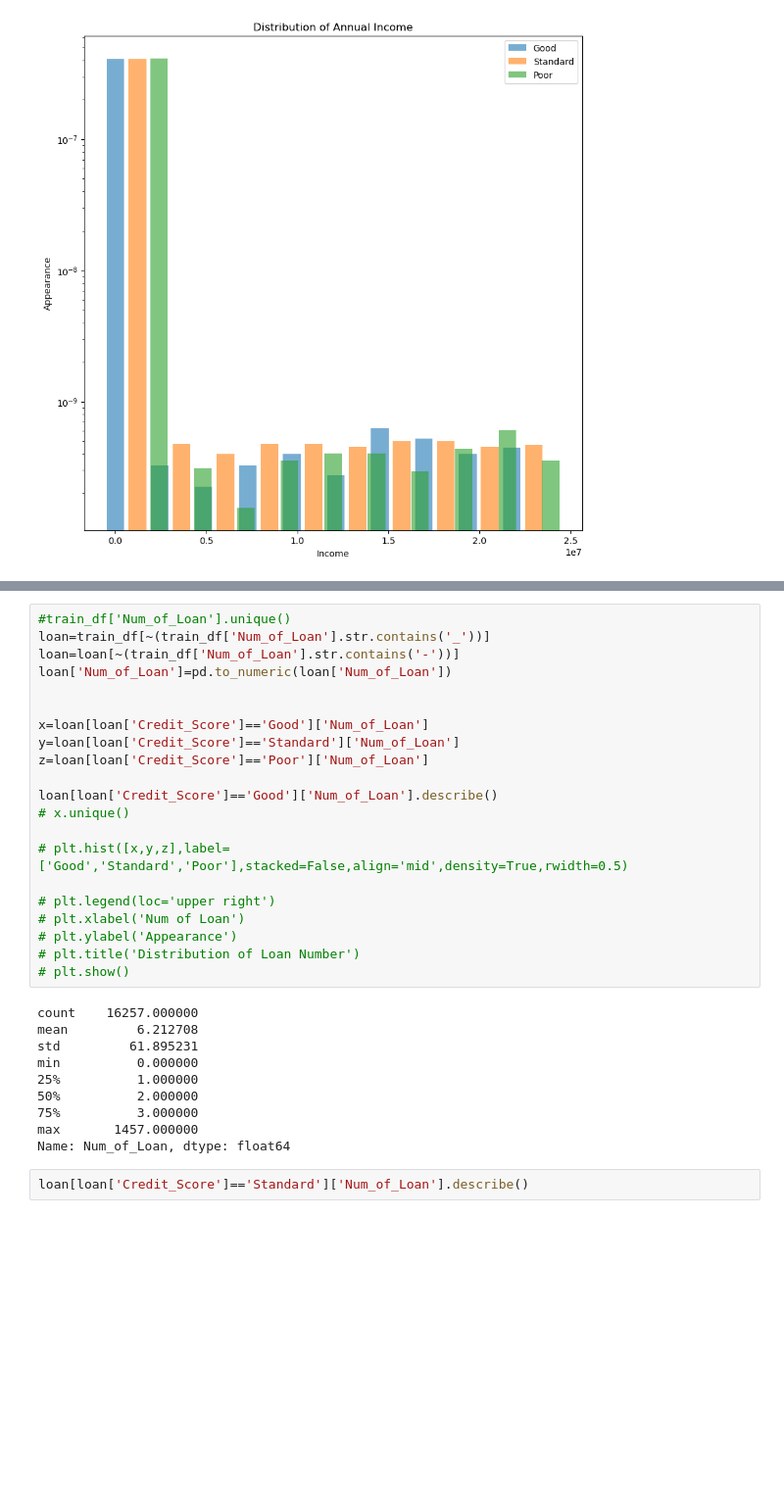
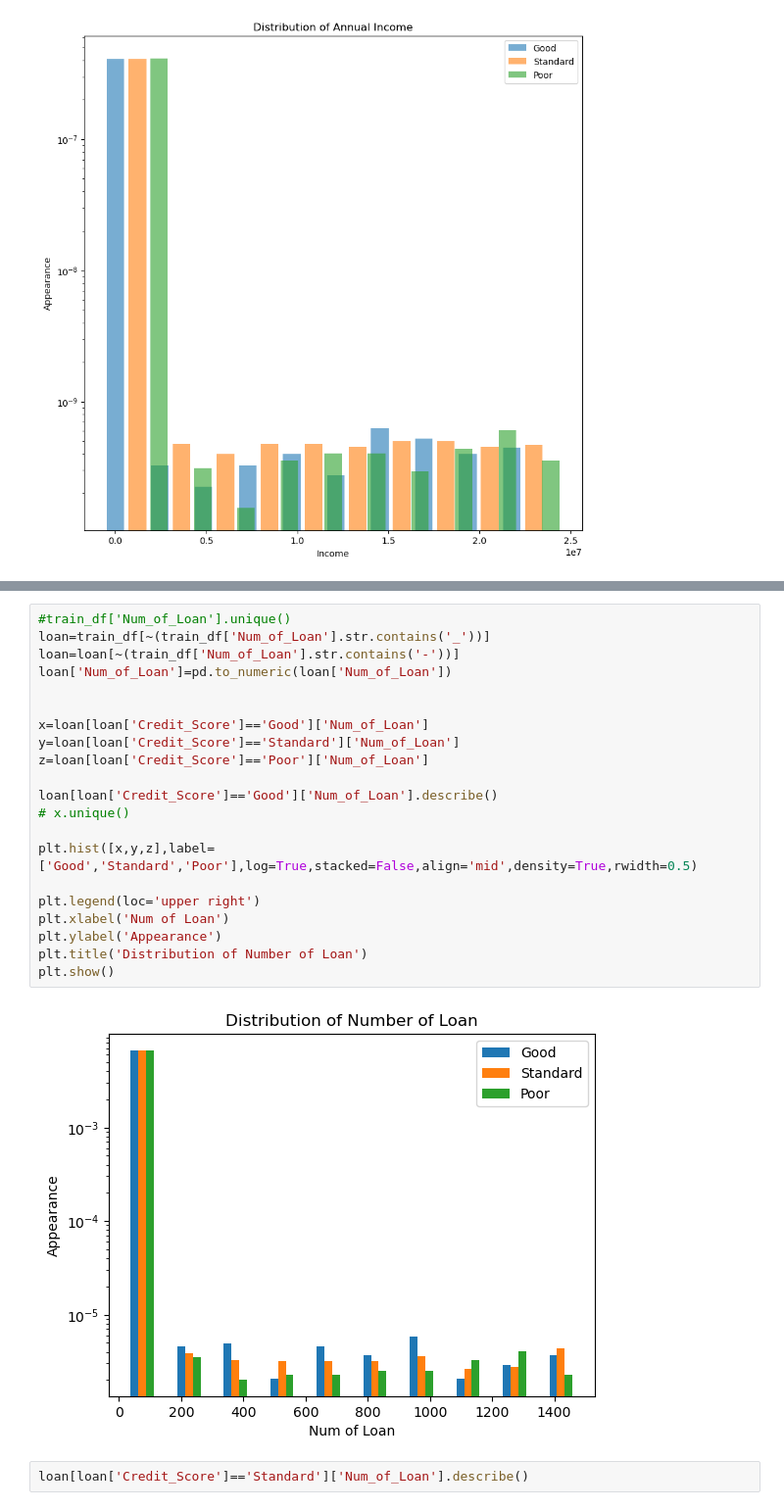
Before and after one commit to CSF0744/ECE225_final_project, a Jupyter notebook: final_project.ipynb, the cells around one changed output, grey strips where cells are left out. Shown at 98% size. Saved outputs shown, nothing was run; the diff lists cells and outputs as text; blank space fills up the shorter version.

```diff
--- a/final_project.ipynb
+++ b/final_project.ipynb
@@ -234,34 +216,26 @@ Text(0.5, 1.0, 'Scatter Plot of Delayed Payment and Outstanding Debt')
 # %%
 #train_df['Num_of_Loan'].unique()
 loan=train_df[~(train_df['Num_of_Loan'].str.contains('_'))]
 loan=loan[~(train_df['Num_of_Loan'].str.contains('-'))]
 loan['Num_of_Loan']=pd.to_numeric(loan['Num_of_Loan'])
 
 
 x=loan[loan['Credit_Score']=='Good']['Num_of_Loan']
 y=loan[loan['Credit_Score']=='Standard']['Num_of_Loan']
 z=loan[loan['Credit_Score']=='Poor']['Num_of_Loan']
 
 loan[loan['Credit_Score']=='Good']['Num_of_Loan'].describe()
 # x.unique()
 
-# plt.hist([x,y,z],label=['Good','Standard','Poor'],stacked=False,align='mid',density=True,rwidth=0.5)
+plt.hist([x,y,z],label=['Good','Standard','Poor'],log=True,stacked=False,align='mid',density=True,rwidth=0.5)
 
-# plt.legend(loc='upper right')
-# plt.xlabel('Num of Loan')
-# plt.ylabel('Appearance')
-# plt.title('Distribution of Loan Number')
-# plt.show()
+plt.legend(loc='upper right')
+plt.xlabel('Num of Loan')
+plt.ylabel('Appearance')
+plt.title('Distribution of Number of Loan')
+plt.show()
 # %% [output]
-count    16257.000000
-mean         6.212708
-std         61.895231
-min          0.000000
-25%          1.000000
-50%          2.000000
-75%          3.000000
-max       1457.000000
-Name: Num_of_Loan, dtype: float64
+[figure, added]
 # %%
 loan[loan['Credit_Score']=='Standard']['Num_of_Loan'].describe()
 # %% [output]
```
Also changed, not shown: parts of 10 cells of this notebook.
